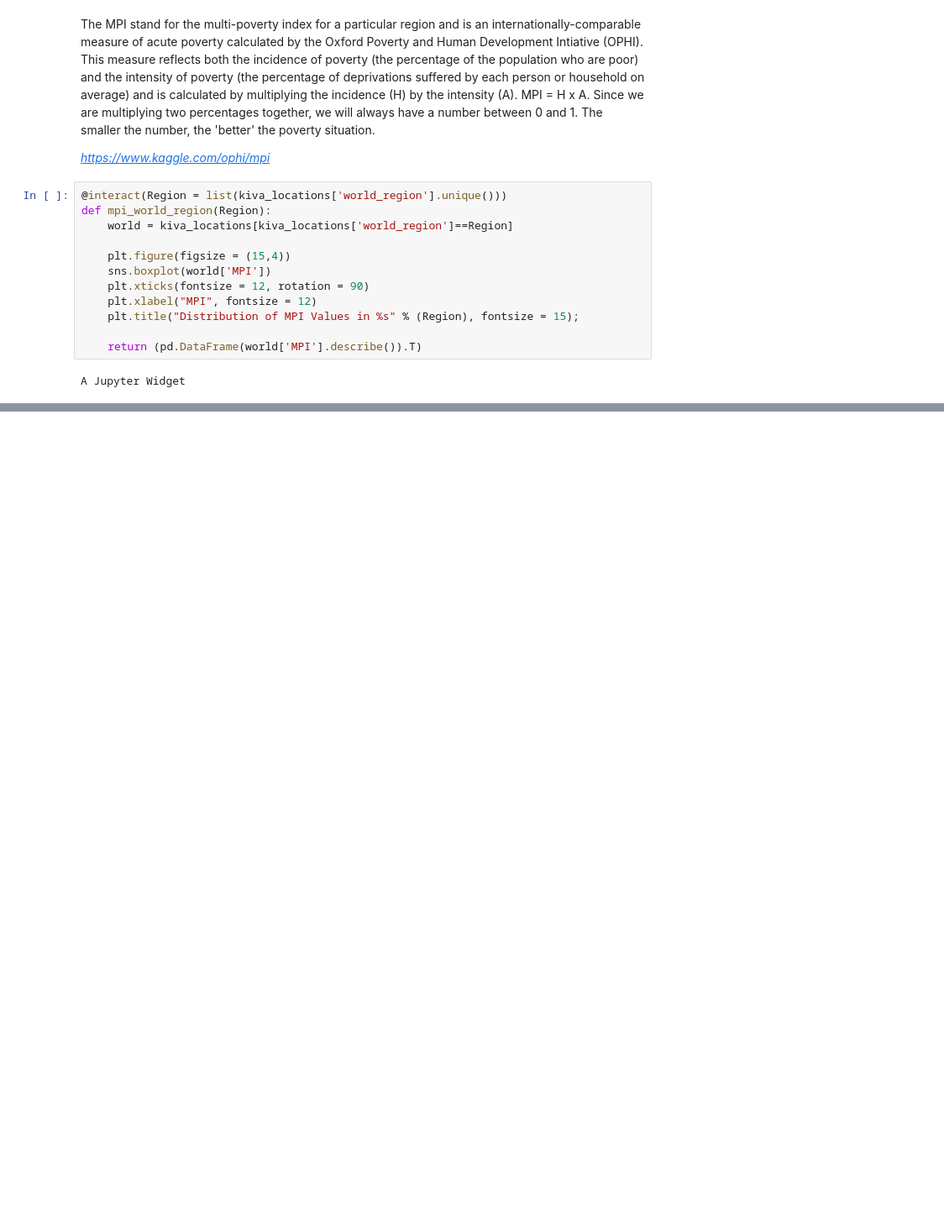
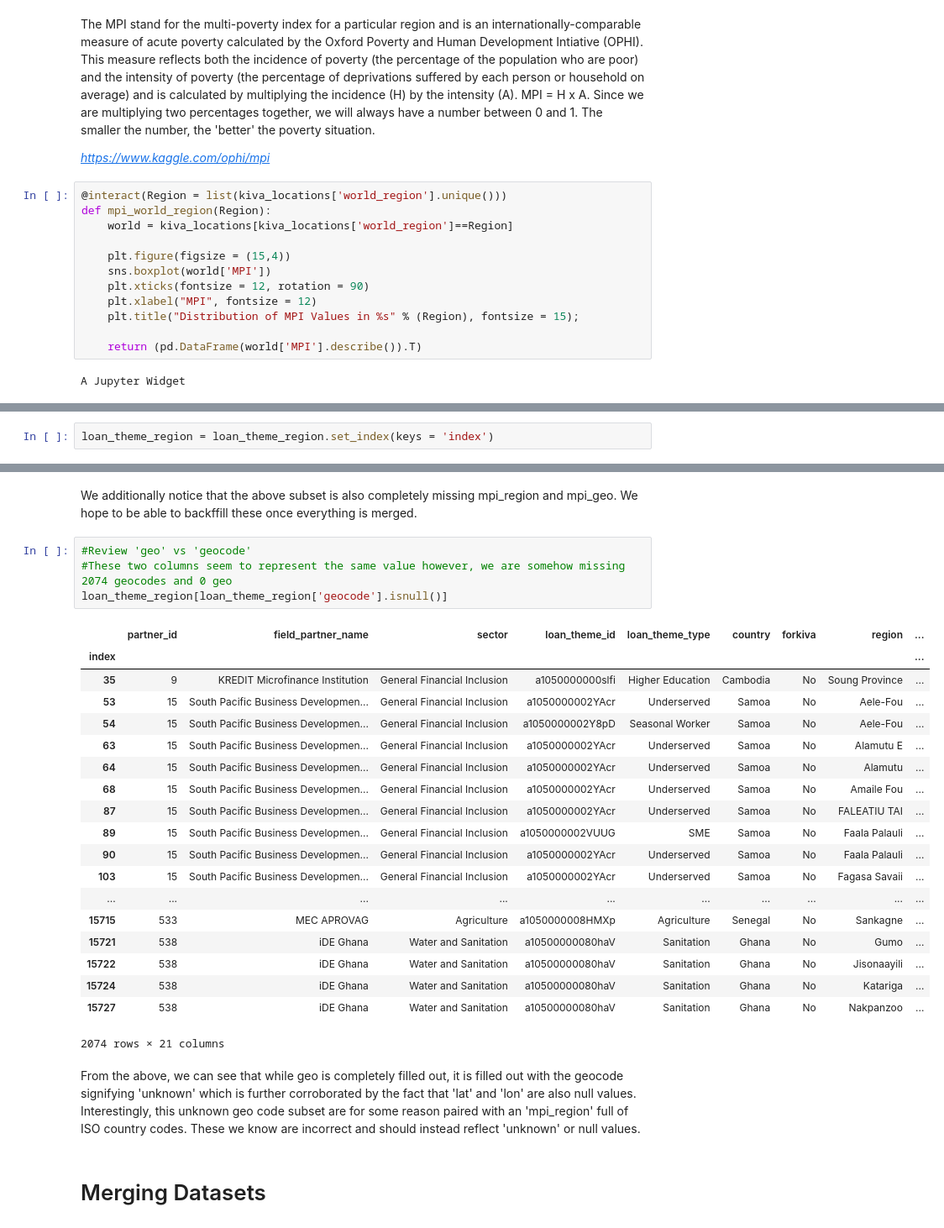
Before and after one commit to smakhijani/kaggle-kiva-crowdfunding, a Jupyter notebook: Preliminary Exploratory Data Analysis.ipynb, the cells around one changed output, grey strips where cells are left out. Shown at 84% size. Saved outputs shown, nothing was run; the diff lists cells and outputs as text; blank space fills up the shorter version.

```diff
--- a/Preliminary Exploratory Data Analysis.ipynb
+++ b/Preliminary Exploratory Data Analysis.ipynb
@@ -705,0 +766,2 @@ loan_theme_region.head()
+# %%
+loan_theme_region = loan_theme_region.set_index(keys = 'index')
@@ -705,0 +826,30 @@ loan_theme_region.head()
+# %% [markdown]
+We additionally notice that the above subset is also completely missing mpi_region and mpi_geo. We hope to be able to backffill these once everything is merged.
+# %%
+#Review 'geo' vs 'geocode'
+#These two columns seem to represent the same value however, we are somehow missing 2074 geocodes and 0 geo
+loan_theme_region[loan_theme_region['geocode'].isnull()]
+# %% [output]
+|  | partner_id | field_partner_name | sector | loan_theme_id | loan_theme_type | country | forkiva | region | ... |
+| index |  |  |  |  |  |  |  |  | ... |
+| 35 | 9 | KREDIT Microfinance Institution | General Financial Inclusion | a1050000000slfi | Higher Education | Cambodia | No | Soung Province | ... |
+| 53 | 15 | South Pacific Business Developmen... | General Financial Inclusion | a1050000002YAcr | Underserved | Samoa | No | Aele-Fou | ... |
+| 54 | 15 | South Pacific Business Developmen... | General Financial Inclusion | a1050000002Y8pD | Seasonal Worker | Samoa | No | Aele-Fou | ... |
+| 63 | 15 | South Pacific Business Developmen... | General Financial Inclusion | a1050000002YAcr | Underserved | Samoa | No | Alamutu E | ... |
+| 64 | 15 | South Pacific Business Developmen... | General Financial Inclusion | a1050000002YAcr | Underserved | Samoa | No | Alamutu | ... |
+| 68 | 15 | South Pacific Business Developmen... | General Financial Inclusion | a1050000002YAcr | Underserved | Samoa | No | Amaile Fou | ... |
+| 87 | 15 | South Pacific Business Developmen... | General Financial Inclusion | a1050000002YAcr | Underserved | Samoa | No | FALEATIU TAI | ... |
+| 89 | 15 | South Pacific Business Developmen... | General Financial Inclusion | a1050000002VUUG | SME | Samoa | No | Faala Palauli | ... |
+| 90 | 15 | South Pacific Business Developmen... | General Financial Inclusion | a1050000002YAcr | Underserved | Samoa | No | Faala Palauli | ... |
+| 103 | 15 | South Pacific Business Developmen... | General Financial Inclusion | a1050000002YAcr | Underserved | Samoa | No | Fagasa Savaii | ... |
+| ... | ... | ... | ... | ... | ... | ... | ... | ... | ... |
+| 15715 | 533 | MEC APROVAG | Agriculture | a1050000008HMXp | Agriculture | Senegal | No | Sankagne | ... |
+| 15721 | 538 | iDE Ghana | Water and Sanitation | a10500000080haV | Sanitation | Ghana | No | Gumo | ... |
+| 15722 | 538 | iDE Ghana | Water and Sanitation | a10500000080haV | Sanitation | Ghana | No | Jisonaayili | ... |
+| 15724 | 538 | iDE Ghana | Water and Sanitation | a10500000080haV | Sanitation | Ghana | No | Katariga | ... |
+| 15727 | 538 | iDE Ghana | Water and Sanitation | a10500000080haV | Sanitation | Ghana | No | Nakpanzoo | ... |
+2074 rows × 21 columns
+# %% [markdown]
+From the above, we can see that while geo is completely filled out, it is filled out with the geocode signifying 'unknown' which is further corroborated by the fact that 'lat' and 'lon' are also null values. Interestingly, this unknown geo code subset are for some reason paired with an 'mpi_region' full of ISO country codes. These we know are incorrect and should instead reflect 'unknown' or null values.
+# %% [markdown]
+# Merging Datasets
```
Also changed, not shown: parts of 40 cells of this notebook.
